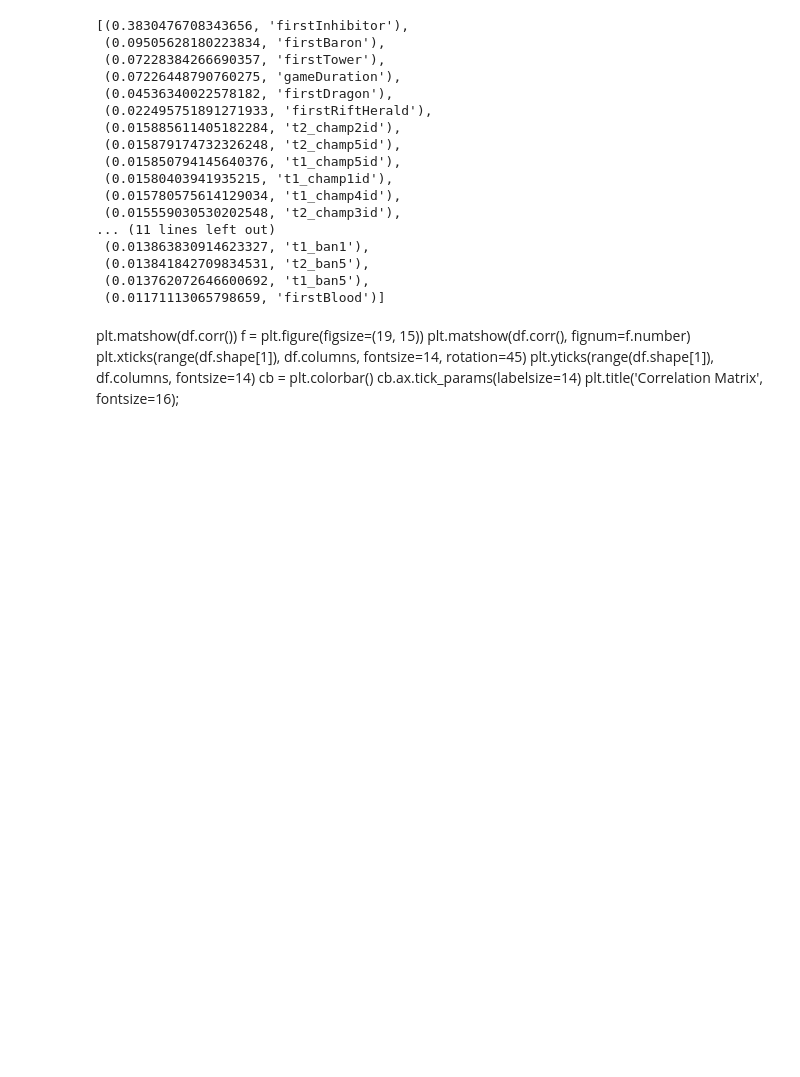
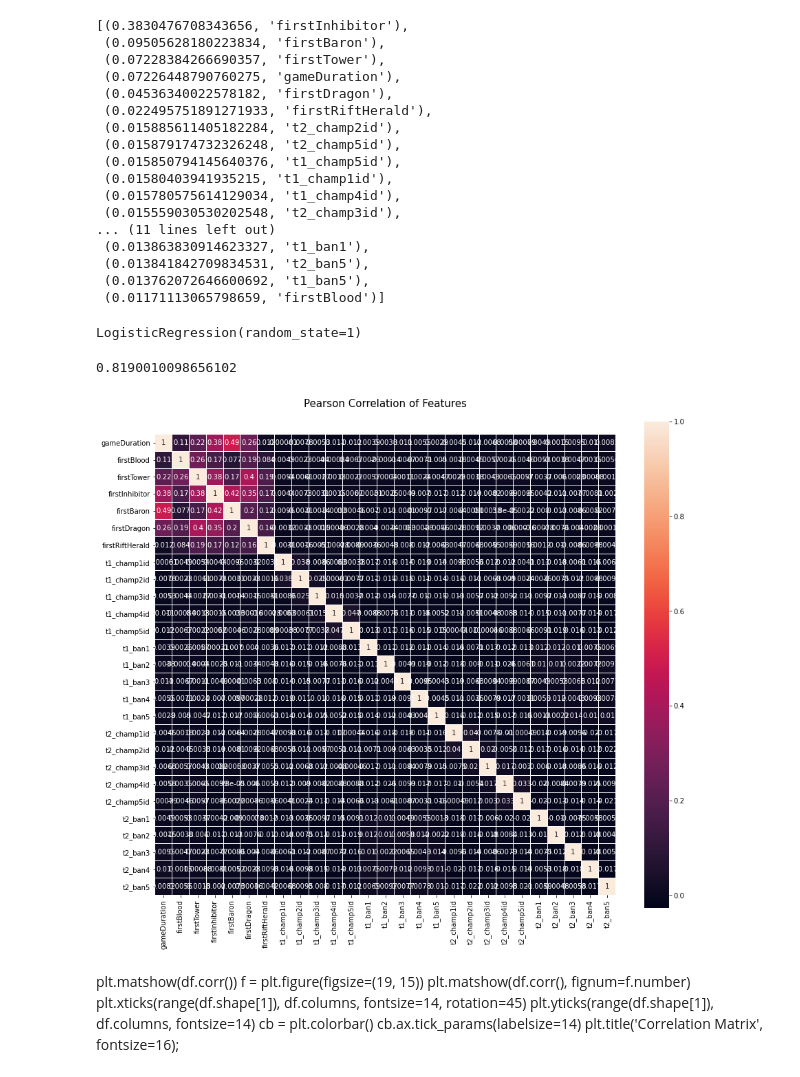
Before and after one commit to kylegross/League_of_Legends, a Jupyter notebook: monsters_dataframe.ipynb, the cells around one changed output. Saved outputs shown, nothing was run; the diff lists cells and outputs as text; code cells hidden in the pictures; blank space fills up the shorter version.

```diff
--- a/monsters_dataframe.ipynb
+++ b/monsters_dataframe.ipynb
@@ -637,0 +662,5 @@ sorted(zip(rf_model.feature_importances_, X.columns), reverse=True)
+# %%
+#fit the model
+classifier.fit(X_train_scaled, y_train)
+# %% [output]
+LogisticRegression(random_state=1)
@@ -638,3 +670,18 @@ sorted(zip(rf_model.feature_importances_, X.columns), reverse=True)
+# %%
+#generate accuracy score for the logistic regression model
+accuracy_score(y_test, predictions)
+# %% [output]
+0.8190010098656102
+# %%
+plt.figure(figsize=(15,13))
+plt.title('Pearson Correlation of Features',y=1.05,size=15)
+sns.heatmap(X.astype(float).corr(),linewidths=0.1,vmax=1.0,
+            square=True,linecolor='white',annot=True)
+plt.xticks(rotation=90)
+plt.yticks(rotation=360)
+plt.show()
+# %% [output]
+[figure, added]
 # %% [markdown]
 plt.matshow(df.corr())
 f = plt.figure(figsize=(19, 15))
```
Also changed, not shown: parts of 6 cells of this notebook.
